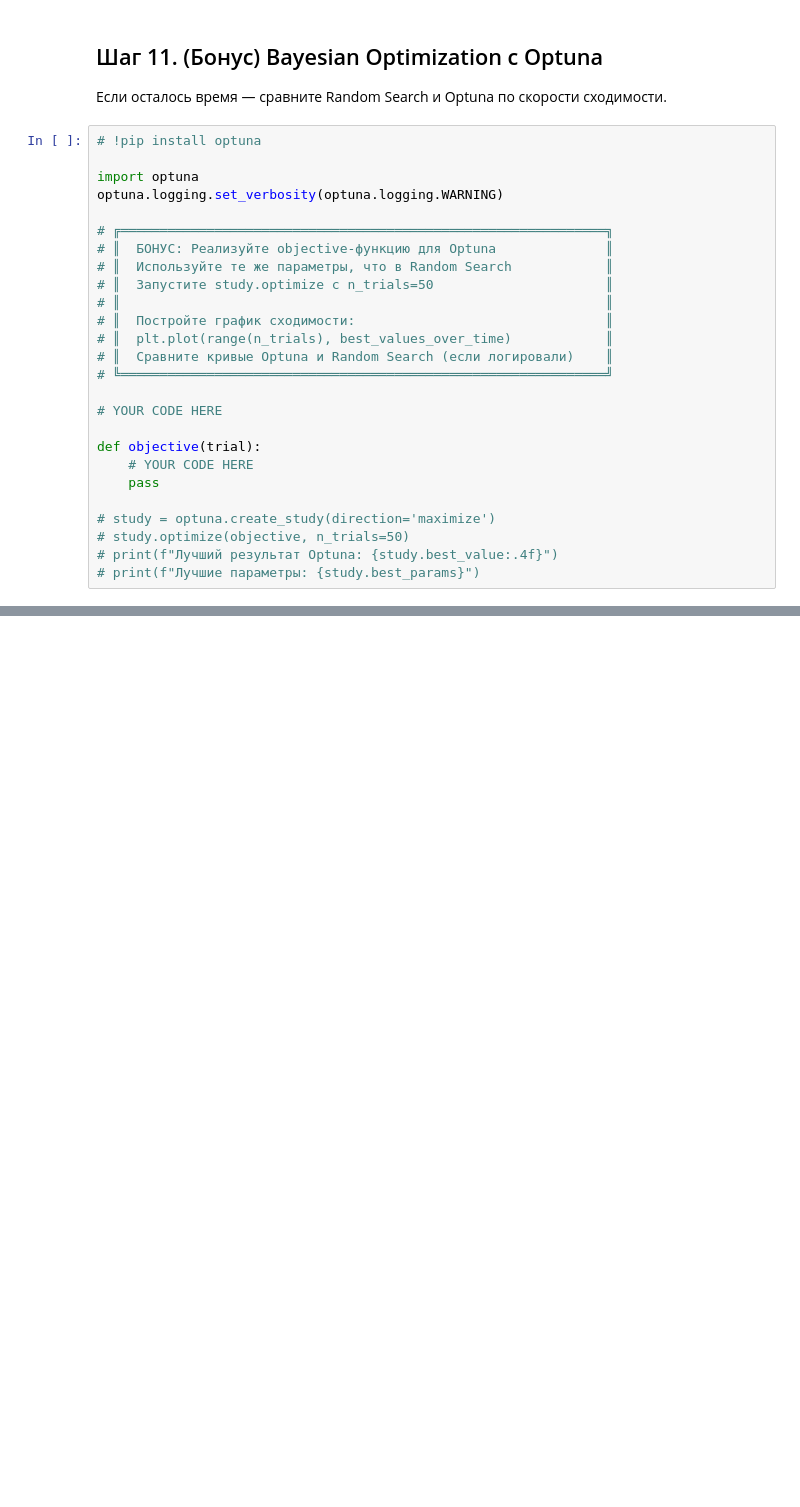
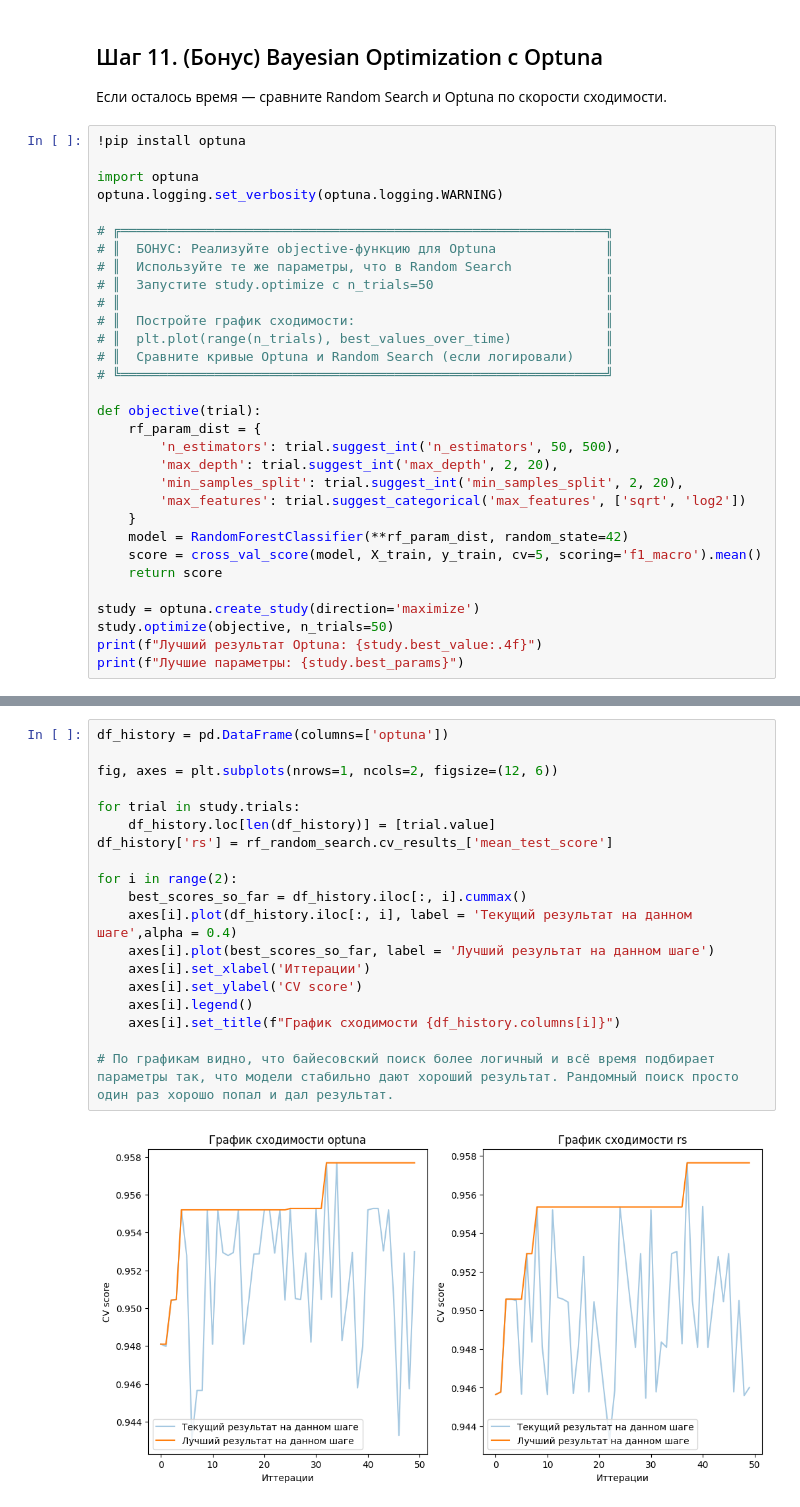
Before and after one commit to Xivalor/ml-course-homeworks, a Jupyter notebook: hw10_interpretation/hp_interp_practice_student.ipynb, the cells around one changed output, grey strips where cells are left out. Drawn from its saved outputs; the diff is of its cells as text; blank space fills up the shorter version.

```diff
--- a/hw10_interpretation/hp_interp_practice_student.ipynb
+++ b/hw10_interpretation/hp_interp_practice_student.ipynb
@@ -571,7 +584,7 @@ shap.summary_plot(shap_values[:,:,1], X_test_ext, feature_names=X_test_ext.colum
 
 Если осталось время — сравните Random Search и Optuna по скорости сходимости.
 # %%
-# !pip install optuna
+!pip install optuna
 
 import optuna
 optuna.logging.set_verbosity(optuna.logging.WARNING)
@@ -586,14 +599,19 @@ optuna.logging.set_verbosity(optuna.logging.WARNING)
 # ║  Сравните кривые Optuna и Random Search (если логировали)    ║
 # ╚══════════════════════════════════════════════════════════════╝
 
-# YOUR CODE HERE
+def objective(trial):
+    rf_param_dist = {
+        'n_estimators': trial.suggest_int('n_estimators', 50, 500),
+        'max_depth': trial.suggest_int('max_depth', 2, 20),
+        'min_samples_split': trial.suggest_int('min_samples_split', 2, 20),
+        'max_features': trial.suggest_categorical('max_features', ['sqrt', 'log2'])
+    }
+    model = RandomForestClassifier(**rf_param_dist, random_state=42)
+    score = cross_val_score(model, X_train, y_train, cv=5, scoring='f1_macro').mean()
+    return score
 
-def objective(trial):
-    # YOUR CODE HERE
-    pass
-
-# study = optuna.create_study(direction='maximize')
-# study.optimize(objective, n_trials=50)
-# print(f"Лучший результат Optuna: {study.best_value:.4f}")
-# print(f"Лучшие параметры: {study.best_params}")
+study = optuna.create_study(direction='maximize')
+study.optimize(objective, n_trials=50)
+print(f"Лучший результат Optuna: {study.best_value:.4f}")
+print(f"Лучшие параметры: {study.best_params}")
 # %% [output]
@@ -600,0 +633,21 @@ ModuleNotFoundError: No module named 'optuna'
+# %%
+df_history = pd.DataFrame(columns=['optuna'])
+
+fig, axes = plt.subplots(nrows=1, ncols=2, figsize=(12, 6))
+
+for trial in study.trials:
+    df_history.loc[len(df_history)] = [trial.value]
+df_history['rs'] = rf_random_search.cv_results_['mean_test_score']
+
+for i in range(2):
+    best_scores_so_far = df_history.iloc[:, i].cummax()
+    axes[i].plot(df_history.iloc[:, i], label = 'Текущий результат на данном шаге',alpha = 0.4)
+    axes[i].plot(best_scores_so_far, label = 'Лучший результат на данном шаге')
+    axes[i].set_xlabel('Иттерации')
+    axes[i].set_ylabel('CV score')
+    axes[i].legend()
+    axes[i].set_title(f"График сходимости {df_history.columns[i]}")
+
+# По графикам видно, что байесовский поиск более логичный и всё время подбирает параметры так, что модели стабильно дают хороший результат. Рандомный поиск просто один раз хорошо попал и дал результат.
+# %% [output]
+[figure, added]
```
Also changed, not shown: parts of 4 cells of this notebook.
